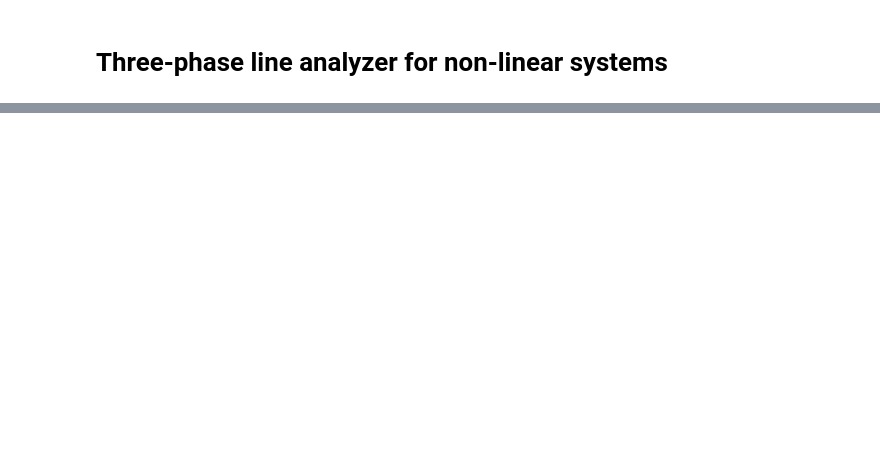
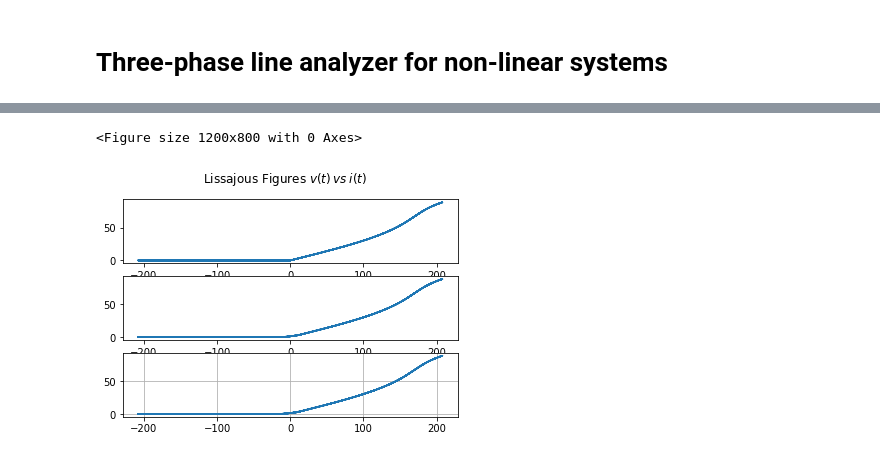
Before and after one commit to DnelZpt/line_analyzer, a Jupyter notebook: final_project.ipynb, the cells around one changed output, grey strips where cells are left out. Saved outputs shown, nothing was run; the diff lists cells and outputs as text; code cells hidden in the pictures; blank space fills up the shorter version.

```diff
--- a/final_project.ipynb
+++ b/final_project.ipynb
@@ -123,0 +159,14 @@ plt.show()
+# %%
+# This cell is used to test some concepts
+plt.figure(dpi=200)
+fig, (ax1, ax2, ax3) = plt.subplots(3)
+fig.suptitle("Lissajous Figures $v(t)\:vs\:i(t)$")
+ax1.plot(v1, i1)
+ax2.plot(v2, i2)
+ax3.plot(v3, i3)
+plt.grid()
+
+plt.show()
+# %% [output]
+<Figure size 1200x800 with 0 Axes>
+[figure, added]
```
Also changed, not shown: parts of 7 cells of this notebook.
